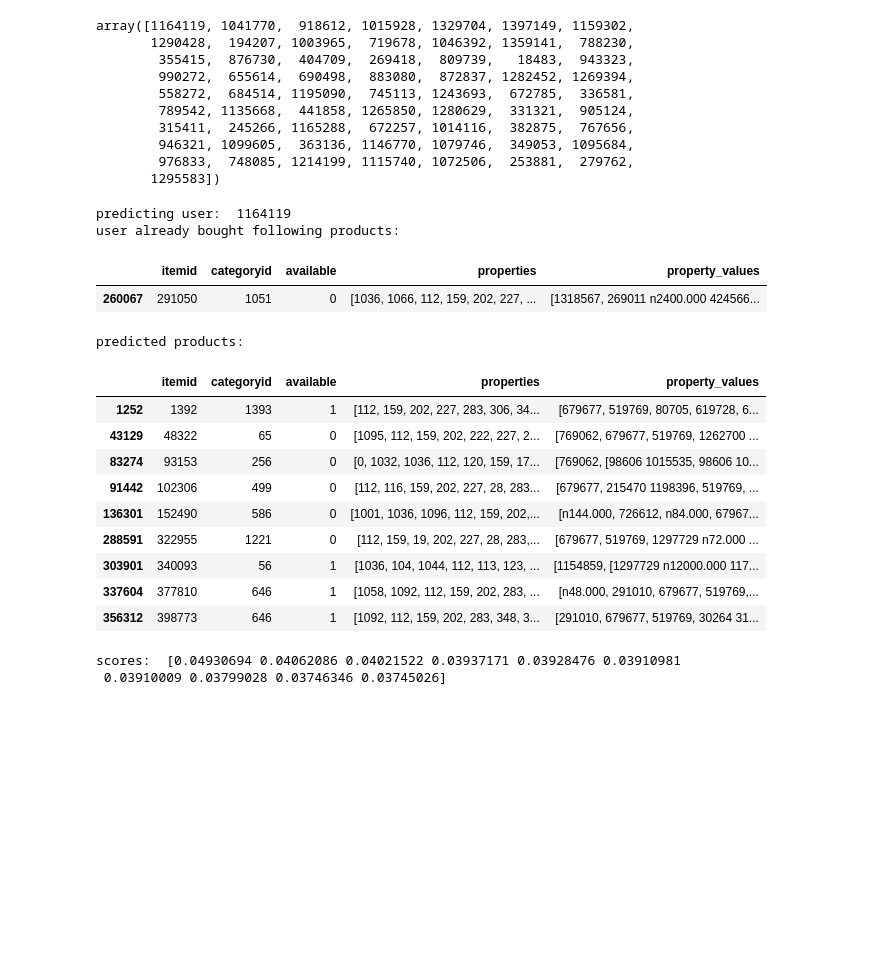
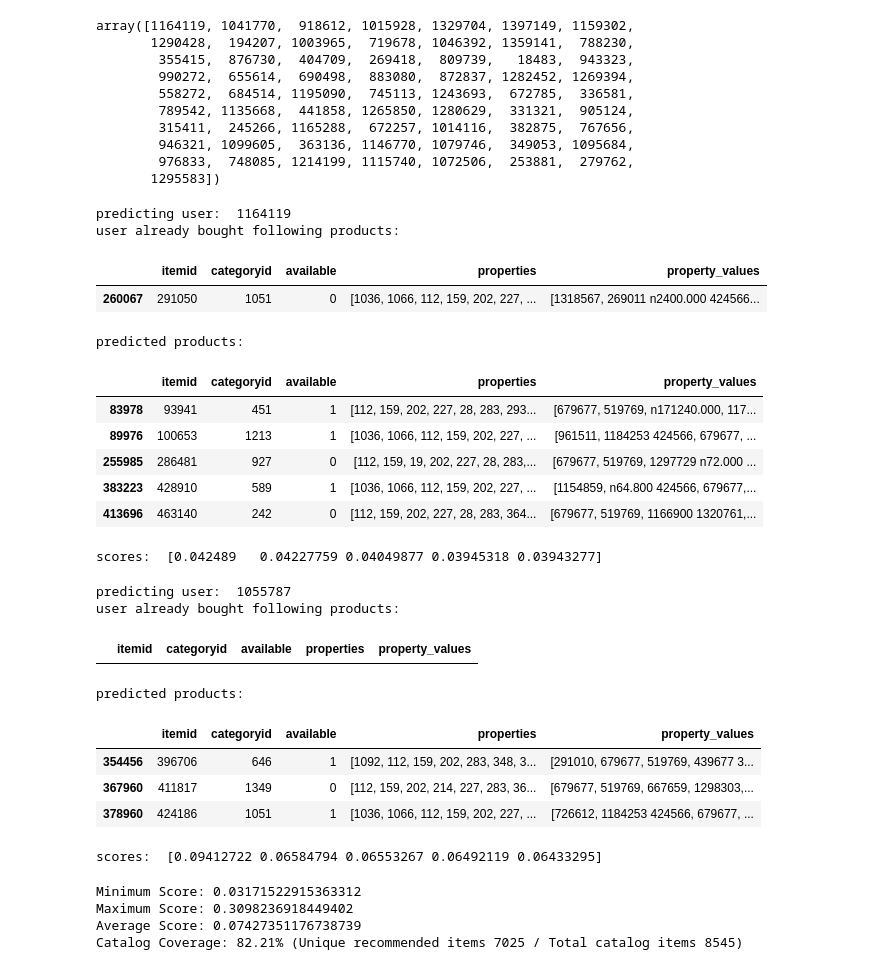
Before and after one commit to tomhuber96/master-thesis-practical-part, a Jupyter notebook: DL/retailrocket/detail_rocket_tensorflow_recommendations.ipynb, the cells around one changed output. Drawn from its saved outputs; the diff is of its cells as text; code cells hidden in the pictures; blank space fills up the shorter version.

```diff
--- a/DL/retailrocket/detail_rocket_tensorflow_recommendations.ipynb
+++ b/DL/retailrocket/detail_rocket_tensorflow_recommendations.ipynb
@@ -343,46 +344,51 @@ def display_item_ids(item_ids):
 
 def display_products_by_visitor_id(visitor_id):
     display_item_ids(events[events.visitorid == visitor_id].itemid.tolist())
 
 
-index = tfrs.layers.factorized_top_k.BruteForce(model.user_embedding)
+index = tfrs.layers.factorized_top_k.BruteForce(model.user_embedding, k=5)
 index.index_from_dataset(
     product_ids_dataset.batch(100).map(lambda id: (id, model.product_model(id))))
 
 def predict_user(visitor_id):
     print('predicting user: ', visitor_id)
     print('user already bought following products: ')
     display_products_by_visitor_id(visitor_id)
 
     score, predicted_product_ids = index(np.array([visitor_id]))
 
     print('predicted products: ')
     display_item_ids(predicted_product_ids[0].numpy())
     print('scores: ', score[0].numpy())
 
 
 user_id = get_random_customer_from_test_data()
 
 predict_user(user_id)
 # %% [output]
 predicting user:  1164119
 user already bought following products:
 |  | itemid | categoryid | available | properties | property_values |
 | 260067 | 291050 | 1051 | 0 | [1036, 1066, 112, 159, 202, 227, ... | [1318567, 269011 n2400.000 424566... |
 predicted products:
 |  | itemid | categoryid | available | properties | property_values |
-| 1252 | 1392 | 1393 | 1 | [112, 159, 202, 227, 283, 306, 34... | [679677, 519769, 80705, 619728, 6... |
-| 43129 | 48322 | 65 | 0 | [1095, 112, 159, 202, 222, 227, 2... | [769062, 679677, 519769, 1262700 ... |
-| 83274 | 93153 | 256 | 0 | [0, 1032, 1036, 112, 120, 159, 17... | [769062, [98606 1015535, 98606 10... |
-| 91442 | 102306 | 499 | 0 | [112, 116, 159, 202, 227, 28, 283... | [679677, 215470 1198396, 519769, ... |
-| 136301 | 152490 | 586 | 0 | [1001, 1036, 1096, 112, 159, 202,... | [n144.000, 726612, n84.000, 67967... |
-| 288591 | 322955 | 1221 | 0 | [112, 159, 19, 202, 227, 28, 283,... | [679677, 519769, 1297729 n72.000 ... |
-| 303901 | 340093 | 56 | 1 | [1036, 104, 1044, 112, 113, 123, ... | [1154859, [1297729 n12000.000 117... |
-| 337604 | 377810 | 646 | 1 | [1058, 1092, 112, 159, 202, 283, ... | [n48.000, 291010, 679677, 519769,... |
-| 356312 | 398773 | 646 | 1 | [1092, 112, 159, 202, 283, 348, 3... | [291010, 679677, 519769, 30264 31... |
+| 83978 | 93941 | 451 | 1 | [112, 159, 202, 227, 28, 283, 293... | [679677, 519769, n171240.000, 117... |
+| 89976 | 100653 | 1213 | 1 | [1036, 1066, 112, 159, 202, 227, ... | [961511, 1184253 424566, 679677, ... |
+| 255985 | 286481 | 927 | 0 | [112, 159, 19, 202, 227, 28, 283,... | [679677, 519769, 1297729 n72.000 ... |
+| 383223 | 428910 | 589 | 1 | [1036, 1066, 112, 159, 202, 227, ... | [1154859, n64.800 424566, 679677,... |
+| 413696 | 463140 | 242 | 0 | [112, 159, 202, 227, 28, 283, 364... | [679677, 519769, 1166900 1320761,... |
-scores:  [0.04930694 0.04062086 0.04021522 0.03937171 0.03928476 0.03910981
- 0.03910009 0.03799028 0.03746346 0.03745026]
+scores:  [0.042489   0.04227759 0.04049877 0.03945318 0.03943277]
 # %%
 user_id = next(iter(train.take(1)))['visitorid'].numpy()
 predict_user(user_id)
+# %% [output]
+predicting user:  1055787
+user already bought following products:
+|  | itemid | categoryid | available | properties | property_values |
+predicted products:
+|  | itemid | categoryid | available | properties | property_values |
+| 354456 | 396706 | 646 | 1 | [1092, 112, 159, 202, 283, 348, 3... | [291010, 679677, 519769, 439677 3... |
+| 367960 | 411817 | 1349 | 0 | [112, 159, 202, 214, 227, 283, 36... | [679677, 519769, 667659, 1298303,... |
+| 378960 | 424186 | 1051 | 1 | [1036, 1066, 112, 159, 202, 227, ... | [726612, 1184253 424566, 679677, ... |
+scores:  [0.09412722 0.06584794 0.06553267 0.06492119 0.06433295]
 # %%
@@ -389,0 +396,42 @@ model.save('../../models/retailrocket/rr_tensorflow_reco_3_epochs_v1.h5')
+# %%
+def calculate_coverage_and_scores(user_ids, total_items_count):
+    all_scores = []
+    all_predicted_product_ids = []  # Use a set to track unique recommended items
+
+    for user_id in user_ids:
+        # Call the prediction function for each user
+        score, predicted_product_ids = index(np.array([user_id]))
+
+        # Append the scores to the all_scores list
+        all_scores.extend(score[0].numpy())
+
+        # Update the set of all unique predicted product IDs
+        all_predicted_product_ids.extend(predicted_product_ids[0].numpy())
+
+    # Calculate min, max, and average scores
+    min_score = np.min(all_scores)
+    max_score = np.max(all_scores)
+    avg_score = np.mean(all_scores)
+
+    # Calculate item coverage and catalog coverage
+    num_unique_items = len(np.unique(all_predicted_product_ids))
+    catalog_coverage = num_unique_items / total_items_count
+
+    # Print the results
+    print(f"Minimum Score: {min_score}")
+    print(f"Maximum Score: {max_score}")
+    print(f"Average Score: {avg_score}")
+    print(f"Catalog Coverage: {catalog_coverage:.2%} (Unique recommended items {num_unique_items} / Total catalog items {total_items_count})")
+
+    return min_score, max_score, avg_score, catalog_coverage, all_predicted_product_ids
+
+# Example usage
+total_items_count = len(events.itemid.unique())
+
+user_ids = events.visitorid.unique()
+min_score, max_score, avg_score, catalog_coveragem, all_predicted_p_ids = calculate_coverage_and_scores(user_ids, total_items_count)
+# %% [output]
+Minimum Score: 0.03171522915363312
+Maximum Score: 0.3098236918449402
+Average Score: 0.07427351176738739
+Catalog Coverage: 82.21% (Unique recommended items 7025 / Total catalog items 8545)
```
Also changed, not shown: parts of 5 cells of this notebook, 1 other file.
